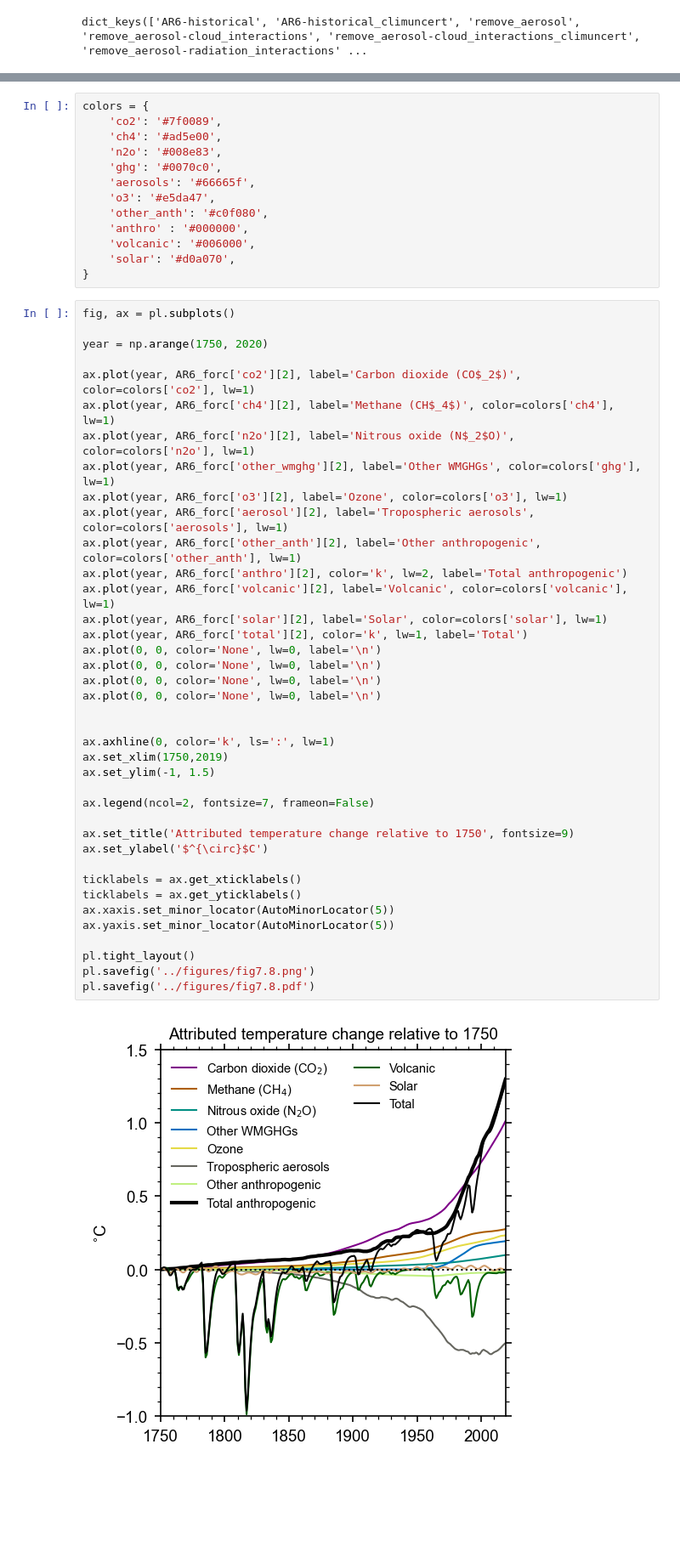
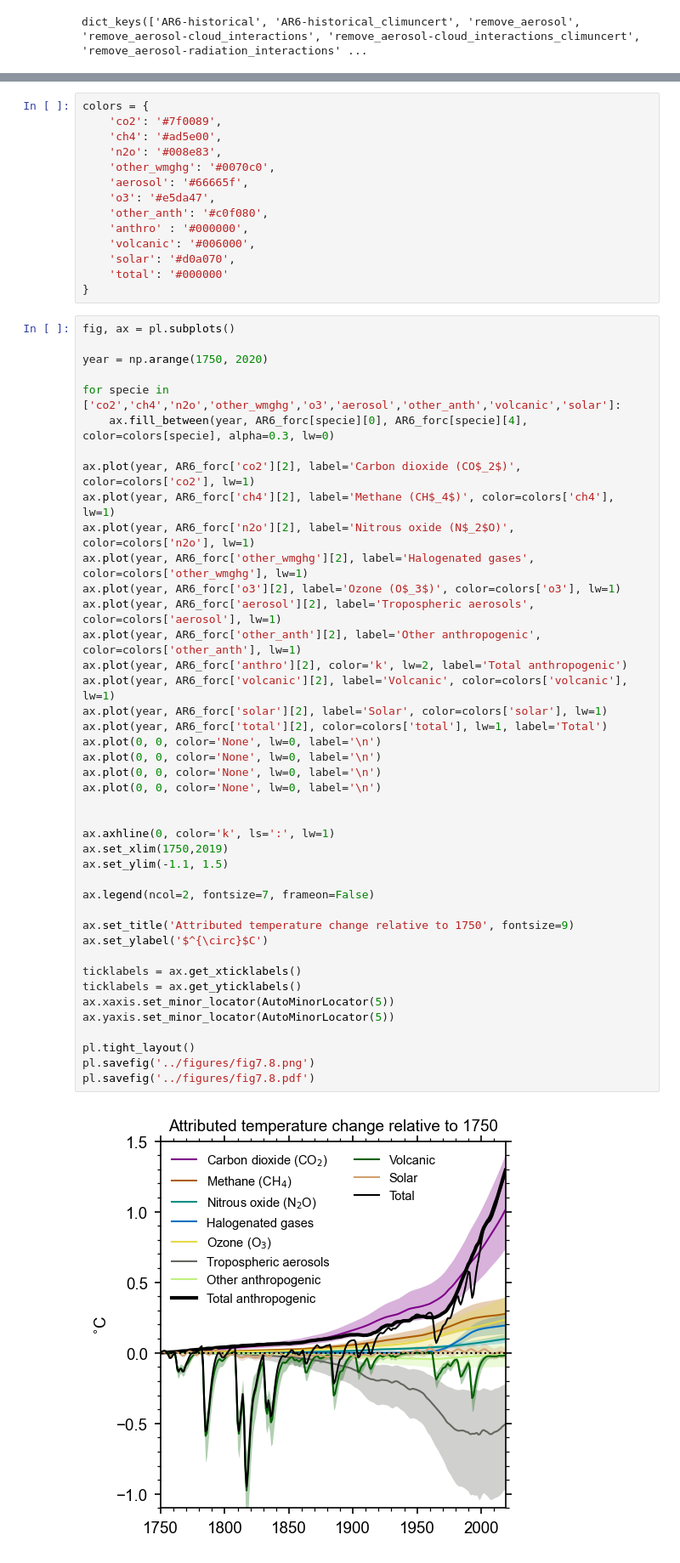
Before and after one commit to chrisroadmap/ar6, a Jupyter notebook: notebooks/230_chapter7_fig7.8.ipynb, the cells around one changed output, grey strips where cells are left out. Shown at 85% size. Drawn from its saved outputs; the diff is of its cells as text; blank space fills up the shorter version.

```diff
--- a/notebooks/230_chapter7_fig7.8.ipynb
+++ b/notebooks/230_chapter7_fig7.8.ipynb
@@ -99,52 +99,56 @@ colors = {
     'co2': '#7f0089',
     'ch4': '#ad5e00',
     'n2o': '#008e83',
-    'ghg': '#0070c0',
-    'aerosols': '#66665f',
+    'other_wmghg': '#0070c0',
+    'aerosol': '#66665f',
     'o3': '#e5da47',
     'other_anth': '#c0f080',
     'anthro' : '#000000',
     'volcanic': '#006000',
     'solar': '#d0a070',
+    'total': '#000000'
 }
 # %%
 fig, ax = pl.subplots()
 
 year = np.arange(1750, 2020)
 
+for specie in ['co2','ch4','n2o','other_wmghg','o3','aerosol','other_anth','volcanic','solar']:
+    ax.fill_between(year, AR6_forc[specie][0], AR6_forc[specie][4], color=colors[specie], alpha=0.3, lw=0)
+
 ax.plot(year, AR6_forc['co2'][2], label='Carbon dioxide (CO$_2$)', color=colors['co2'], lw=1)
 ax.plot(year, AR6_forc['ch4'][2], label='Methane (CH$_4$)', color=colors['ch4'], lw=1)
 ax.plot(year, AR6_forc['n2o'][2], label='Nitrous oxide (N$_2$O)', color=colors['n2o'], lw=1)
-ax.plot(year, AR6_forc['other_wmghg'][2], label='Other WMGHGs', color=colors['ghg'], lw=1)
-ax.plot(year, AR6_forc['o3'][2], label='Ozone', color=colors['o3'], lw=1)
-ax.plot(year, AR6_forc['aerosol'][2], label='Tropospheric aerosols', color=colors['aerosols'], lw=1)
+ax.plot(year, AR6_forc['other_wmghg'][2], label='Halogenated gases', color=colors['other_wmghg'], lw=1)
+ax.plot(year, AR6_forc['o3'][2], label='Ozone (O$_3$)', color=colors['o3'], lw=1)
+ax.plot(year, AR6_forc['aerosol'][2], label='Tropospheric aerosols', color=colors['aerosol'], lw=1)
 ax.plot(year, AR6_forc['other_anth'][2], label='Other anthropogenic', color=colors['other_anth'], lw=1)
 ax.plot(year, AR6_forc['anthro'][2], color='k', lw=2, label='Total anthropogenic')
 ax.plot(year, AR6_forc['volcanic'][2], label='Volcanic', color=colors['volcanic'], lw=1)
 ax.plot(year, AR6_forc['solar'][2], label='Solar', color=colors['solar'], lw=1)
-ax.plot(year, AR6_forc['total'][2], color='k', lw=1, label='Total')
+ax.plot(year, AR6_forc['total'][2], color=colors['total'], lw=1, label='Total')
 ax.plot(0, 0, color='None', lw=0, label='\n')
 ax.plot(0, 0, color='None', lw=0, label='\n')
 ax.plot(0, 0, color='None', lw=0, label='\n')
 ax.plot(0, 0, color='None', lw=0, label='\n')
 
 
 ax.axhline(0, color='k', ls=':', lw=1)
 ax.set_xlim(1750,2019)
-ax.set_ylim(-1, 1.5)
+ax.set_ylim(-1.1, 1.5)
 
 ax.legend(ncol=2, fontsize=7, frameon=False)
 
 ax.set_title('Attributed temperature change relative to 1750', fontsize=9)
 ax.set_ylabel('$^{\circ}$C')
 
 ticklabels = ax.get_xticklabels()
 ticklabels = ax.get_yticklabels()
 ax.xaxis.set_minor_locator(AutoMinorLocator(5))
 ax.yaxis.set_minor_locator(AutoMinorLocator(5))
 
 pl.tight_layout()
 pl.savefig('../figures/fig7.8.png')
 pl.savefig('../figures/fig7.8.pdf')
 # %% [output]
-[figure, old version]
+[figure, new version]
```
Also changed, not shown: parts of 1 cell of this notebook, 5 other files.
